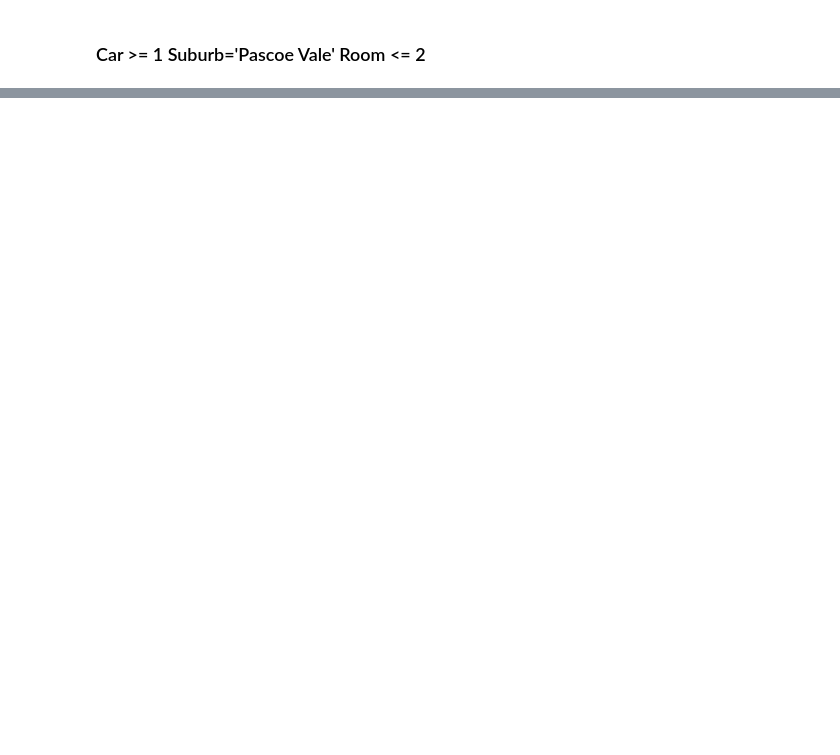
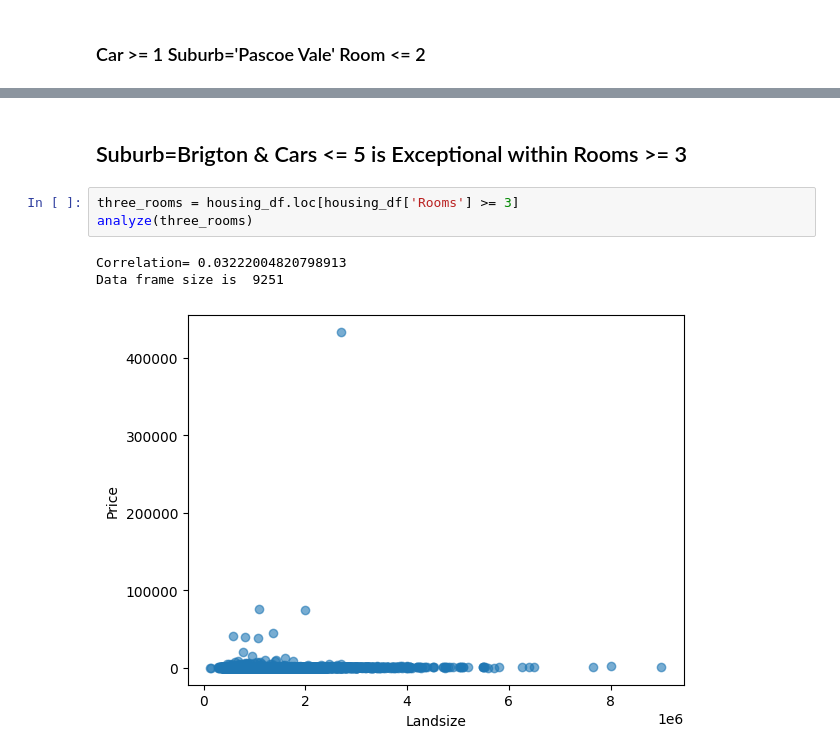
Before and after one commit to adityachandla/emmProject, a Jupyter notebook: VerifyFindings.ipynb, the cells around one changed output, grey strips where cells are left out. Saved outputs shown, nothing was run; the diff lists cells and outputs as text; blank space fills up the shorter version.

```diff
--- a/VerifyFindings.ipynb
+++ b/VerifyFindings.ipynb
@@ -55,0 +45,9 @@ Correlation for the subgroup is  0.5967102155428788
+# %% [markdown]
+## Suburb=Brigton & Cars <= 5 is Exceptional within Rooms >= 3
+# %%
+three_rooms = housing_df.loc[housing_df['Rooms'] >= 3]
+analyze(three_rooms)
+# %% [output]
+Correlation= 0.03222004820798913
+Data frame size is  9251
+[figure, added]
```
Also changed, not shown: parts of 17 cells of this notebook, 2 other files.
